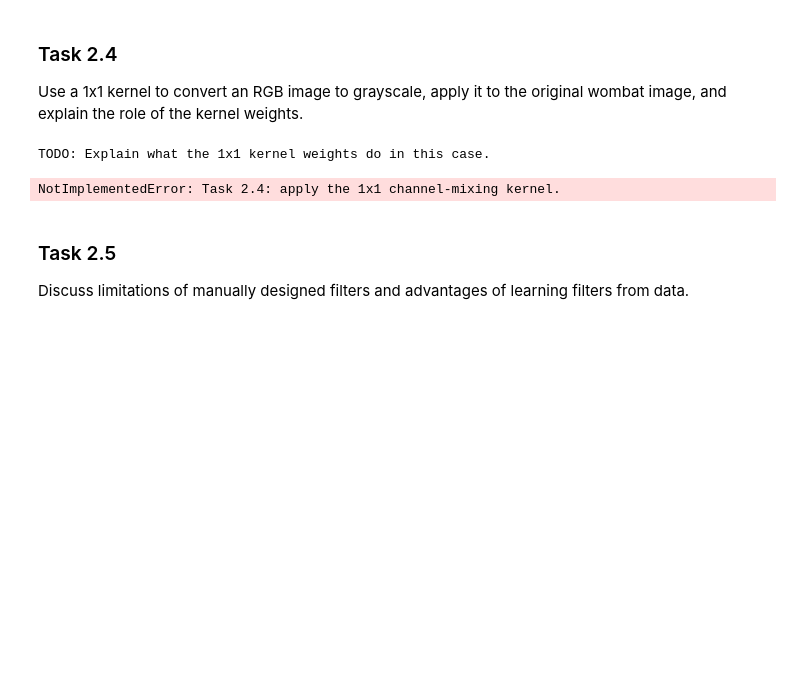
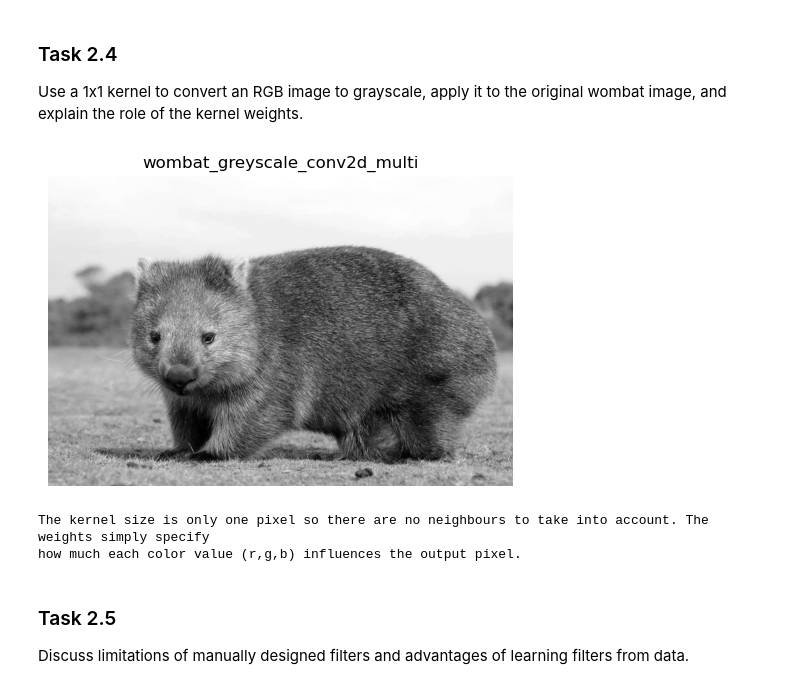
Before and after one commit to LuisMayerhofer/genVis-exercises, a Jupyter notebook: exercise_1/exercise_sheet_01.ipynb, the cells around one changed output. Cells and saved outputs as stored; diff of their text form; code cells hidden in the pictures; blank space fills up the shorter version.

Commit message:
ex1: finished Task 2 of 3

```diff
--- a/exercise_1/exercise_sheet_01.ipynb
+++ b/exercise_1/exercise_sheet_01.ipynb
@@ -207,20 +207,41 @@ Extend the convolution implementation to multi-channel inputs.
 
 def conv2d_multi(image, kernel):
     """Manual convolution for multi-channel input and a single output channel."""
-    raise NotImplementedError('Task 2.3: implement conv2d_multi.')
+    h, w, c = image.shape
+    n = kernel.shape[0]
+    k = n // 2
+
+    # empty output image
+    h_max = h-n+1
+    w_max = w-n+1
+    output_img = np.zeros((h_max, w_max))
+
+    for y in range(k, h-k):
+        for x in range(k, w-k):
+            patch_3d = image[y-k:y+k+1, x-k:x+k+1, :]
+            pixel_value = np.sum(patch_3d*kernel)
+
+            output_img[y-k, x-k] = pixel_value
+
+    return output_img
 # %% [markdown]
 ### Task 2.4
 Use a 1x1 kernel to convert an RGB image to grayscale, apply it to the original wombat image, and explain the role of the kernel weights.
 # %%
 # TODO: Build a 1x1x3 kernel, apply it with `conv2d_multi`, and explain the result below.
 
-answer_task_2_4 = 'TODO: Explain what the 1x1 kernel weights do in this case.'
+kernel_1x1 = np.array([[[0.299, 0.587, 0.114]]])
+
+
+img_blured = conv2d_multi(img, kernel_1x1)
+show_image(img_blured, "wombat_greyscale_conv2d_multi")
+
+answer_task_2_4 = 'The kernel size is only one pixel so there are no neighbours to take into account. The weights simply specify \nhow much each color value (r,g,b) influences the output pixel.'
 print(answer_task_2_4)
-
-raise NotImplementedError('Task 2.4: apply the 1x1 channel-mixing kernel.')
 # %% [output]
+[figure, added]
-TODO: Explain what the 1x1 kernel weights do in this case.
+The kernel size is only one pixel so there are no neighbours to take into account. The weights simply specify
+how much each color value (r,g,b) influences the output pixel.
-NotImplementedError: Task 2.4: apply the 1x1 channel-mixing kernel.
 # %% [markdown]
 ### Task 2.5
 Discuss limitations of manually designed filters and advantages of learning filters from data.
```
Also changed, not shown: parts of 6 cells of this notebook.
